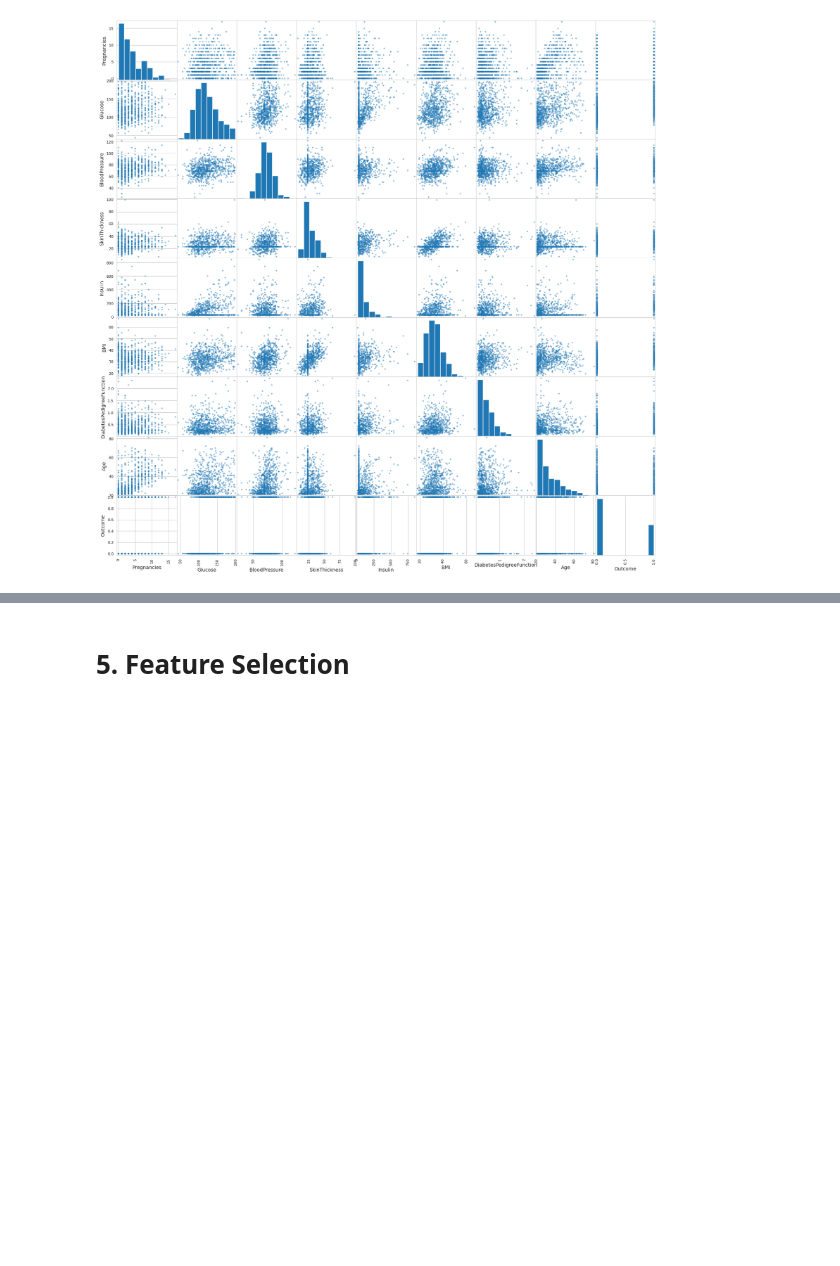
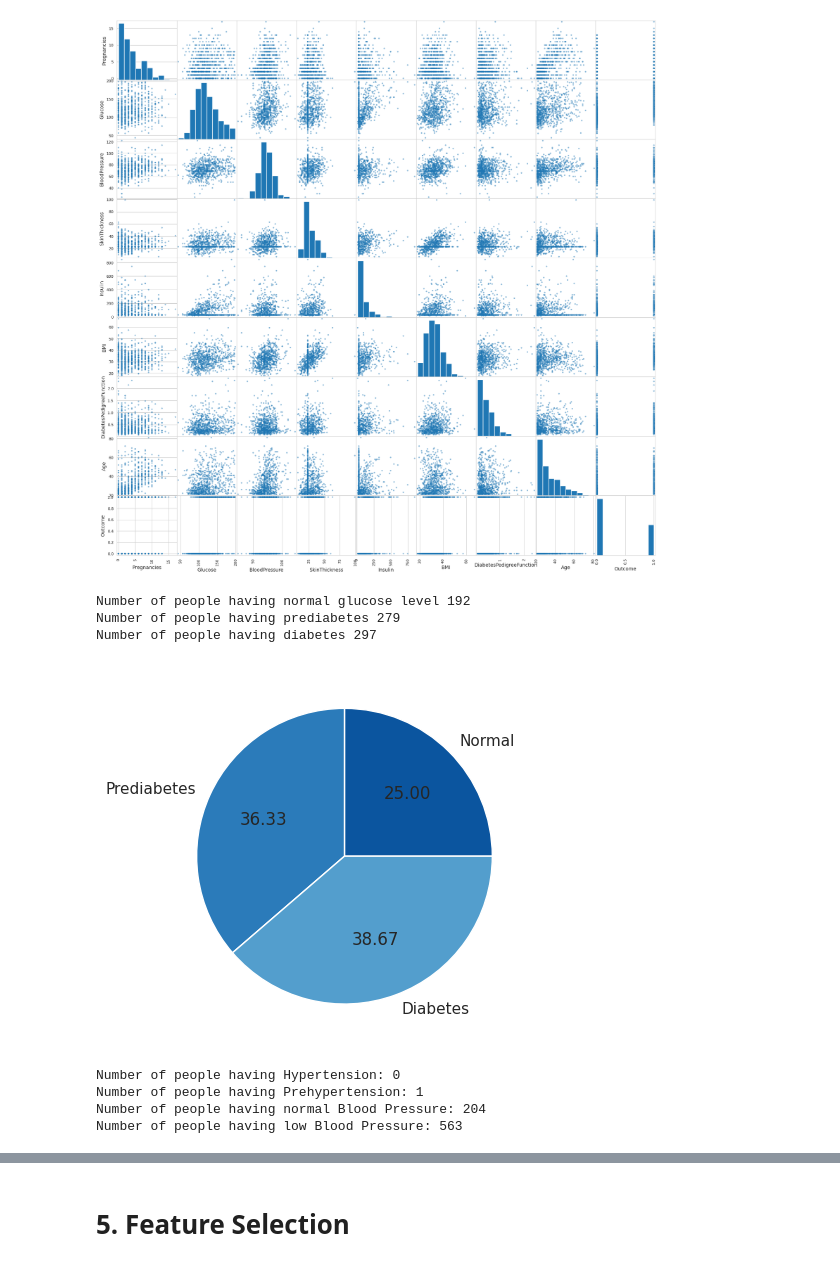
Before and after one commit to durga41003/Data-Science, a Jupyter notebook: diabetes_prediction.ipynb, the cells around one changed output, grey strips where cells are left out. Cells and saved outputs as stored; diff of their text form; code cells hidden in the pictures; blank space fills up the shorter version.

```diff
--- a/diabetes_prediction.ipynb
+++ b/diabetes_prediction.ipynb
@@ -264,3 +260,60 @@ scatter_matrix(df,figsize=(20,20));
 # we can come to various conclusion looking at these plots for example  if you observe 5th plot in pregnancies with insulin, you can conclude that women with higher number of pregnancies have lower insulin
 # %% [output]
 [figure]
+# %%
+#diabetes analysis
+g=df['Glucose']
+ng_list=[]
+pg_list=[]
+hg_list=[]
+for i in g:
+  if i<=99:
+    ng_list.append(i)
+  elif(i>=100 and i<=125):
+    pg_list.append(i)
+  else:
+    hg_list.append(i)
+print("Number of people having normal glucose level",len(ng_list))
+print("Number of people having prediabetes",len(pg_list))
+print("Number of people having diabetes",len(hg_list))
+# %% [output]
+Number of people having normal glucose level 192
+Number of people having prediabetes 279
+Number of people having diabetes 297
+# %%
+pd.set_option('display.max_columns', None)
+%matplotlib inline
+sns.set_context('notebook')
+sns.set_style('whitegrid')
+sns.set_palette('Blues_r')
+sizes=[len(ng_list),len(pg_list),len(hg_list)]
+labels=['Normal','Prediabetes','Diabetes']
+plt.pie(sizes,labels=labels,autopct="%.2f")
+plt.show()
+# %% [output]
+[figure, added]
+# %%
+#BP analysis
+bp=df['BloodPressure']
+hbp_list=[]
+pbp_list=[]
+nbp_list=[]
+lbp_list=[]
+for i in bp:
+  if i>=140:
+    hbp_list.append(i)
+  elif(i>=120 and i<=139):
+    pbp_list.append(i)
+  elif(i>=80 and i<120):
+    nbp_list.append(i)
+  else:
+    lbp_list.append(i)
+print("Number of people having Hypertension:",len(hbp_list))
+print("Number of people having Prehypertension:",len(pbp_list))
+print("Number of people having normal Blood Pressure:",len(nbp_list))
+print("Number of people having low Blood Pressure:",len(lbp_list))
+# %% [output]
+Number of people having Hypertension: 0
+Number of people having Prehypertension: 1
+Number of people having normal Blood Pressure: 204
+Number of people having low Blood Pressure: 563
```
Also changed, not shown: parts of 13 cells of this notebook.
